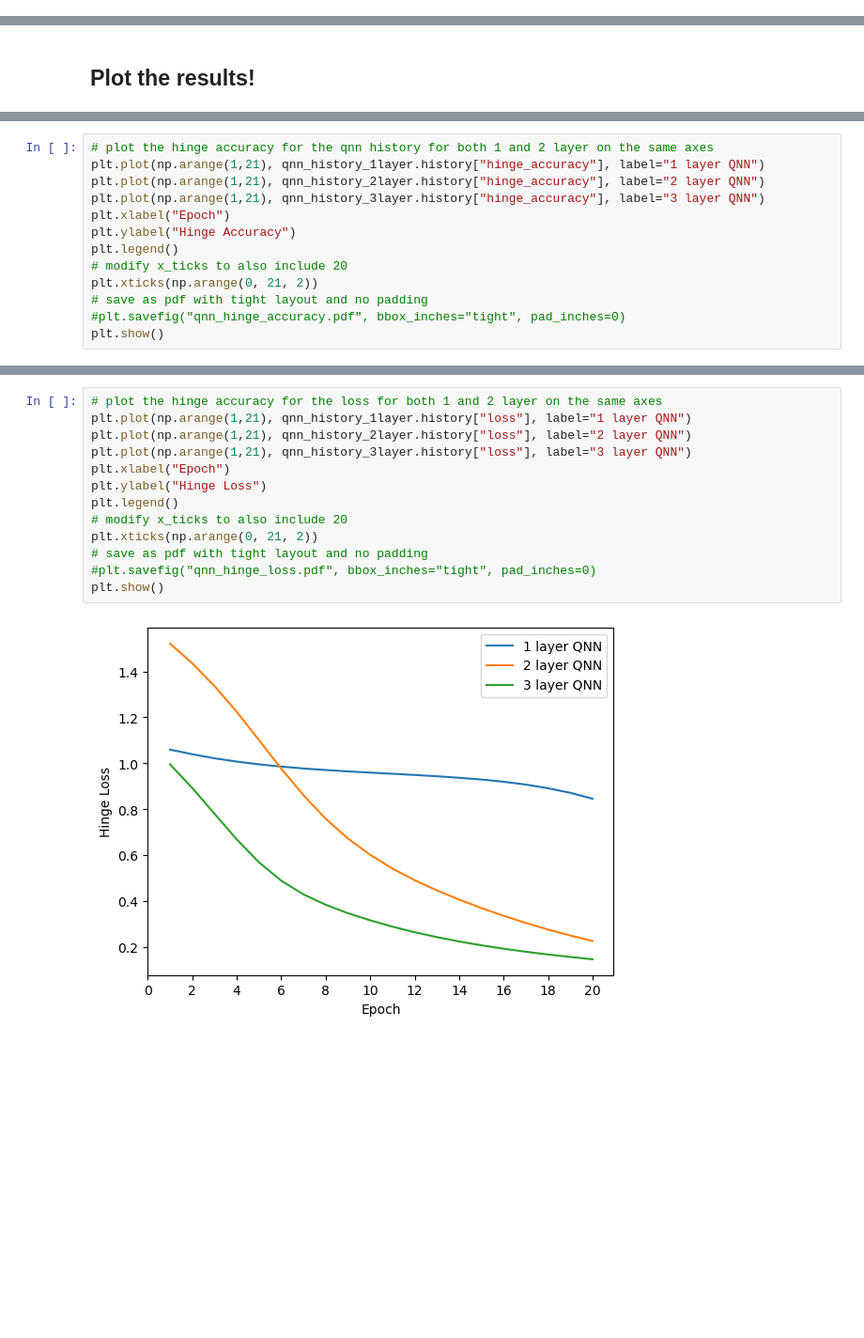
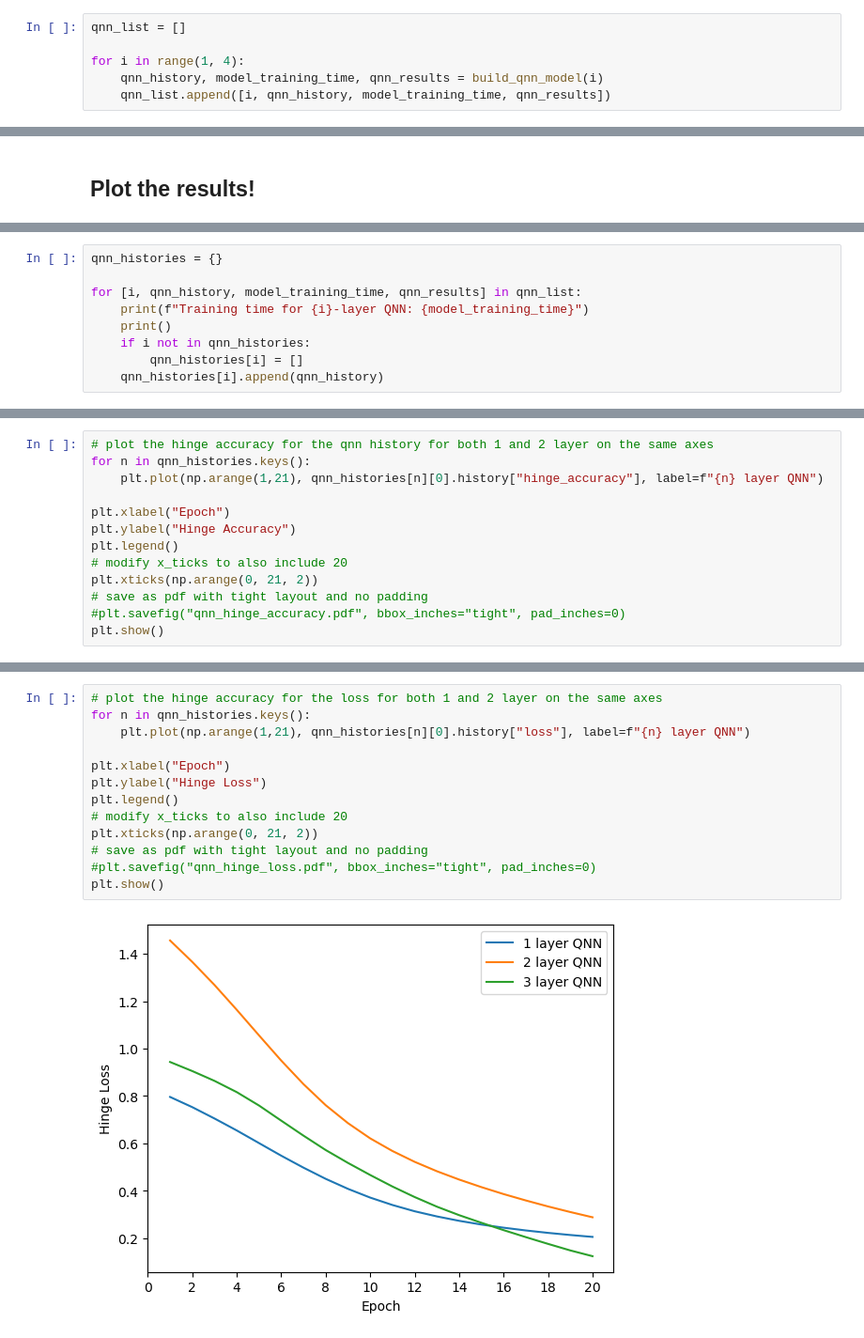
Before and after one commit to psamtam/QuantumMLClassification, a Jupyter notebook: MNIST-classification_classifying_6_4_3-layers.ipynb, the cells around one changed output, grey strips where cells are left out. Shown at 94% size. Cells and saved outputs as stored; diff of their text form; blank space fills up the shorter version.

```diff
--- a/MNIST-classification_classifying_6_4_3-layers.ipynb
+++ b/MNIST-classification_classifying_6_4_3-layers.ipynb
@@ -486,0 +210,6 @@ Epoch 20/20
+# %%
+qnn_list = []
+
+for i in range(1, 4):
+    qnn_history, model_training_time, qnn_results = build_qnn_model(i)
+    qnn_list.append([i, qnn_history, model_training_time, qnn_results])
@@ -496,0 +236,9 @@ print(f"3-layer model training time: {model3_training_time}")
+# %%
+qnn_histories = {}
+
+for [i, qnn_history, model_training_time, qnn_results] in qnn_list:
+    print(f"Training time for {i}-layer QNN: {model_training_time}")
+    print()
+    if i not in qnn_histories:
+        qnn_histories[i] = []
+    qnn_histories[i].append(qnn_history)
@@ -497,8 +251,8 @@ print(f"3-layer model training time: {model3_training_time}")
 # %%
 # plot the hinge accuracy for the qnn history for both 1 and 2 layer on the same axes
-plt.plot(np.arange(1,21), qnn_history_1layer.history["hinge_accuracy"], label="1 layer QNN")
-plt.plot(np.arange(1,21), qnn_history_2layer.history["hinge_accuracy"], label="2 layer QNN")
-plt.plot(np.arange(1,21), qnn_history_3layer.history["hinge_accuracy"], label="3 layer QNN")
+for n in qnn_histories.keys():
+    plt.plot(np.arange(1,21), qnn_histories[n][0].history["hinge_accuracy"], label=f"{n} layer QNN")
+
 plt.xlabel("Epoch")
 plt.ylabel("Hinge Accuracy")
 plt.legend()
@@ -512,15 +266,15 @@ plt.show()
 # %%
 # plot the hinge accuracy for the loss for both 1 and 2 layer on the same axes
-plt.plot(np.arange(1,21), qnn_history_1layer.history["loss"], label="1 layer QNN")
-plt.plot(np.arange(1,21), qnn_history_2layer.history["loss"], label="2 layer QNN")
-plt.plot(np.arange(1,21), qnn_history_3layer.history["loss"], label="3 layer QNN")
+for n in qnn_histories.keys():
+    plt.plot(np.arange(1,21), qnn_histories[n][0].history["loss"], label=f"{n} layer QNN")
+
 plt.xlabel("Epoch")
 plt.ylabel("Hinge Loss")
 plt.legend()
 # modify x_ticks to also include 20
 plt.xticks(np.arange(0, 21, 2))
 # save as pdf with tight layout and no padding
 #plt.savefig("qnn_hinge_loss.pdf", bbox_inches="tight", pad_inches=0)
 plt.show()
 # %% [output]
-[figure, old version]
+[figure, new version]
```
Also changed, not shown: parts of 23 cells of this notebook, 4 other files.
